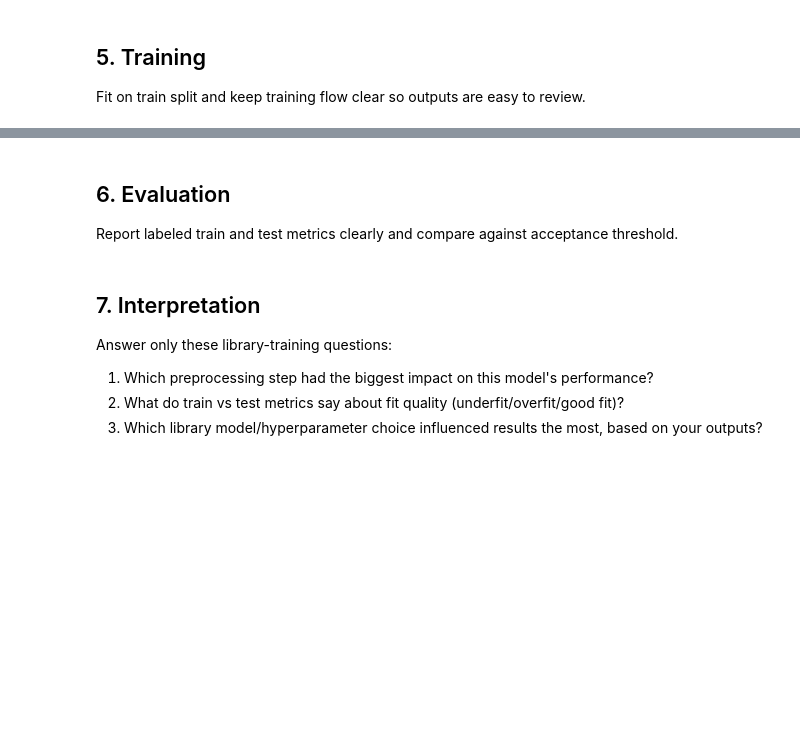
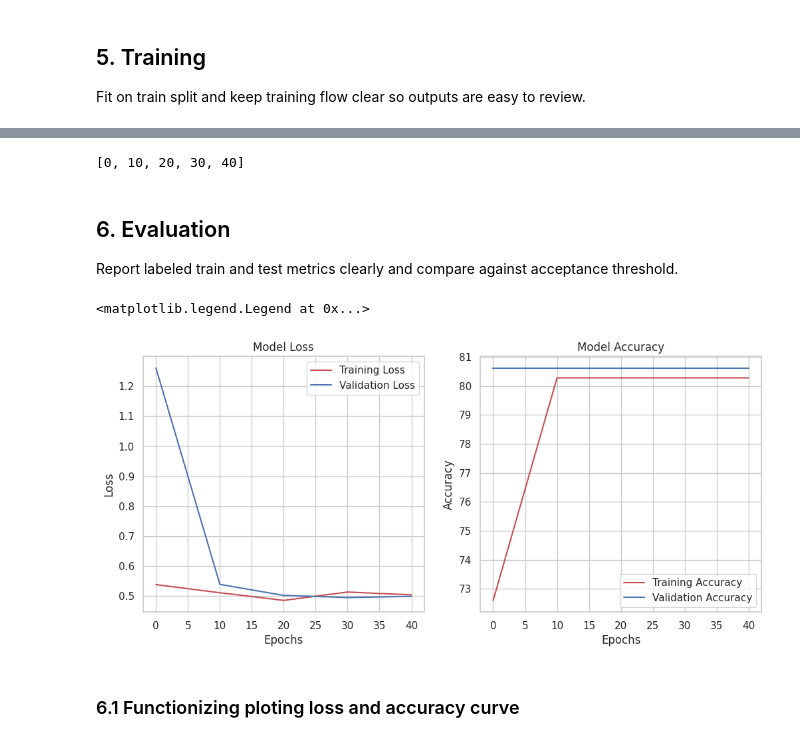
Before and after one commit to iiitl/Neural-Networks, a Jupyter notebook: library/training.ipynb, the cells around one changed output, grey strips where cells are left out. Saved outputs shown, nothing was run; the diff lists cells and outputs as text; code cells hidden in the pictures; blank space fills up the shorter version.

```diff
--- a/library/training.ipynb
+++ b/library/training.ipynb
@@ -18,0 +255,8 @@ Fit on train split and keep training flow clear so outputs are easy to review.
+# %%
+# Set the loss function, accuracy function and optimizer
+from torchmetrics import Accuracy
+
+loss_fn = nn.BCEWithLogitsLoss()
+optimizer = torch.optim.Adam(params=model.parameters(),
+                             lr=0.1)
+accuracy_fn = Accuracy(task='binary', num_classes=1)
@@ -18,0 +421,11 @@ Fit on train split and keep training flow clear so outputs are easy to review.
+# %%
+# Setting up the optimizer, loss function and accuracy function
+optimizer_relu = torch.optim.Adam(params=model_relu.parameters(),
+                                  lr=0.1)
+optimizer_sigmoid = torch.optim.Adam(params=model_sigmoid.parameters(),
+                                  lr=0.1)
+optimizer_tanh = torch.optim.Adam(params=model_tanh.parameters(),
+                                  lr=0.1)
+
+loss_fn = nn.BCEWithLogitsLoss()
+accuracy_fn = Accuracy(task='binary', num_classes=1)
@@ -19,9 +477,10 @@ Fit on train split and keep training flow clear so outputs are easy to review.
+# %%
+step_size = max(1, int(EPOCHS / len(relu_model_results[0])))
+epoch_count = range(0, EPOCHS, step_size)
+epoch_count_list = list(epoch_count)
+epoch_count_list
+# %% [output]
+[0, 10, 20, 30, 40]
 # %% [markdown]
 ## 6. Evaluation
 Report labeled train and test metrics clearly and compare against acceptance threshold.
-# %% [markdown]
-## 7. Interpretation
-Answer only these library-training questions:
-1. Which preprocessing step had the biggest impact on this model's performance?
-2. What do train vs test metrics say about fit quality (underfit/overfit/good fit)?
-3. Which library model/hyperparameter choice influenced results the most, based on your outputs?
@@ -27,0 +489,24 @@ Answer only these library-training questions:
+# %%
+# Loss Curve
+plt.figure(figsize=(12, 5))
+plt.subplot(1, 2, 1)
+plt.plot(epoch_count, train_losses, 'r', label='Training Loss')
+plt.plot(epoch_count, test_losses, 'b', label='Validation Loss')
+plt.title('Model Loss')
+plt.xlabel('Epochs')
+plt.ylabel('Loss')
+plt.legend()
+
+# Accuracy Curve
+plt.subplot(1, 2, 2)
+plt.plot(epoch_count, train_accuracies, 'r', label='Training Accuracy')
+plt.plot(epoch_count, test_accuracies, 'b', label='Validation Accuracy')
+plt.title('Model Accuracy')
+plt.xlabel('Epochs')
+plt.ylabel('Accuracy')
+plt.legend()
+# %% [output]
+<matplotlib.legend.Legend at 0x...>
+[figure, added]
+# %% [markdown]
+### 6.1 Functionizing ploting loss and accuracy curve
```
Also changed, not shown: parts of 60 cells of this notebook.
